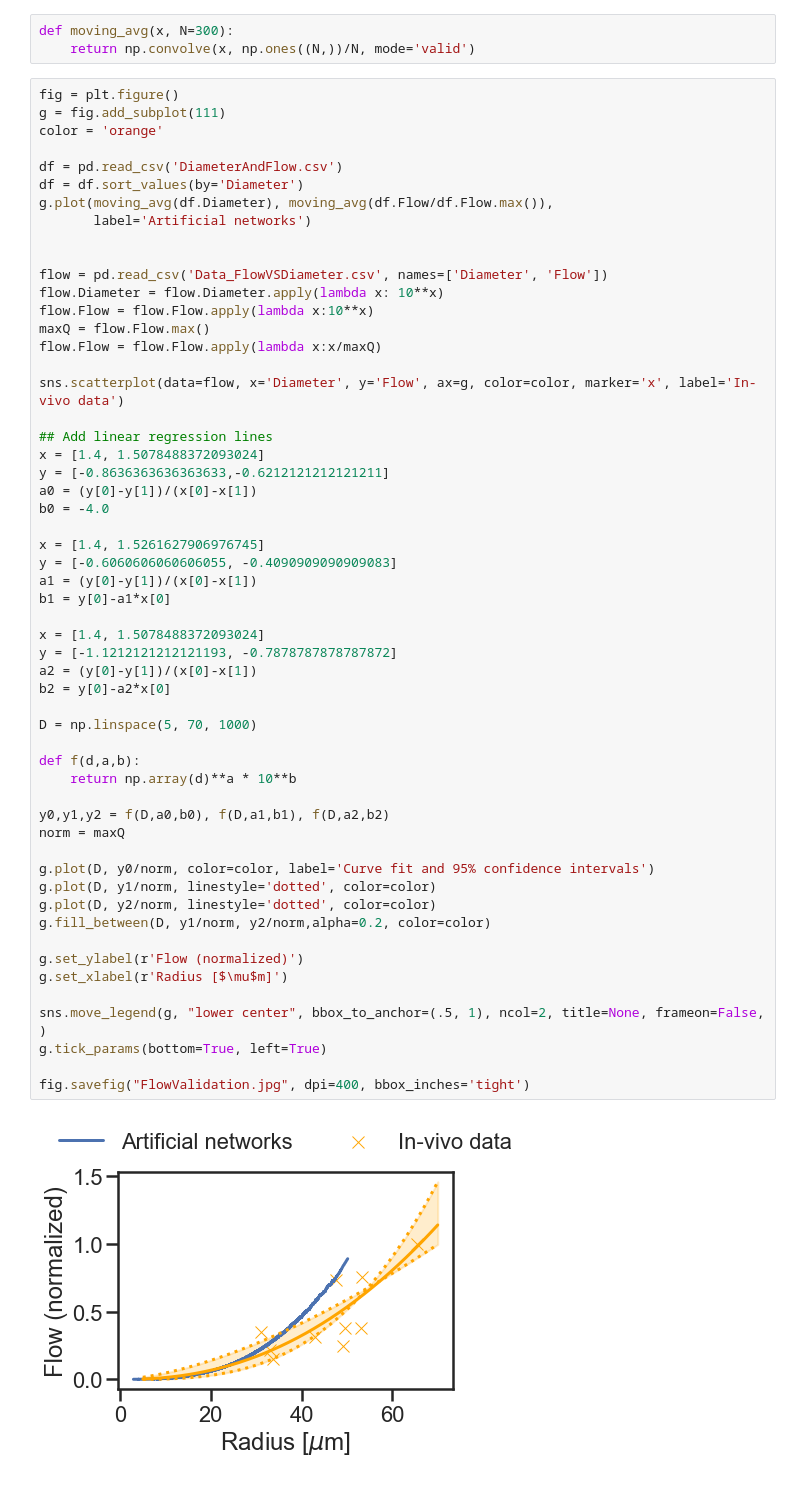
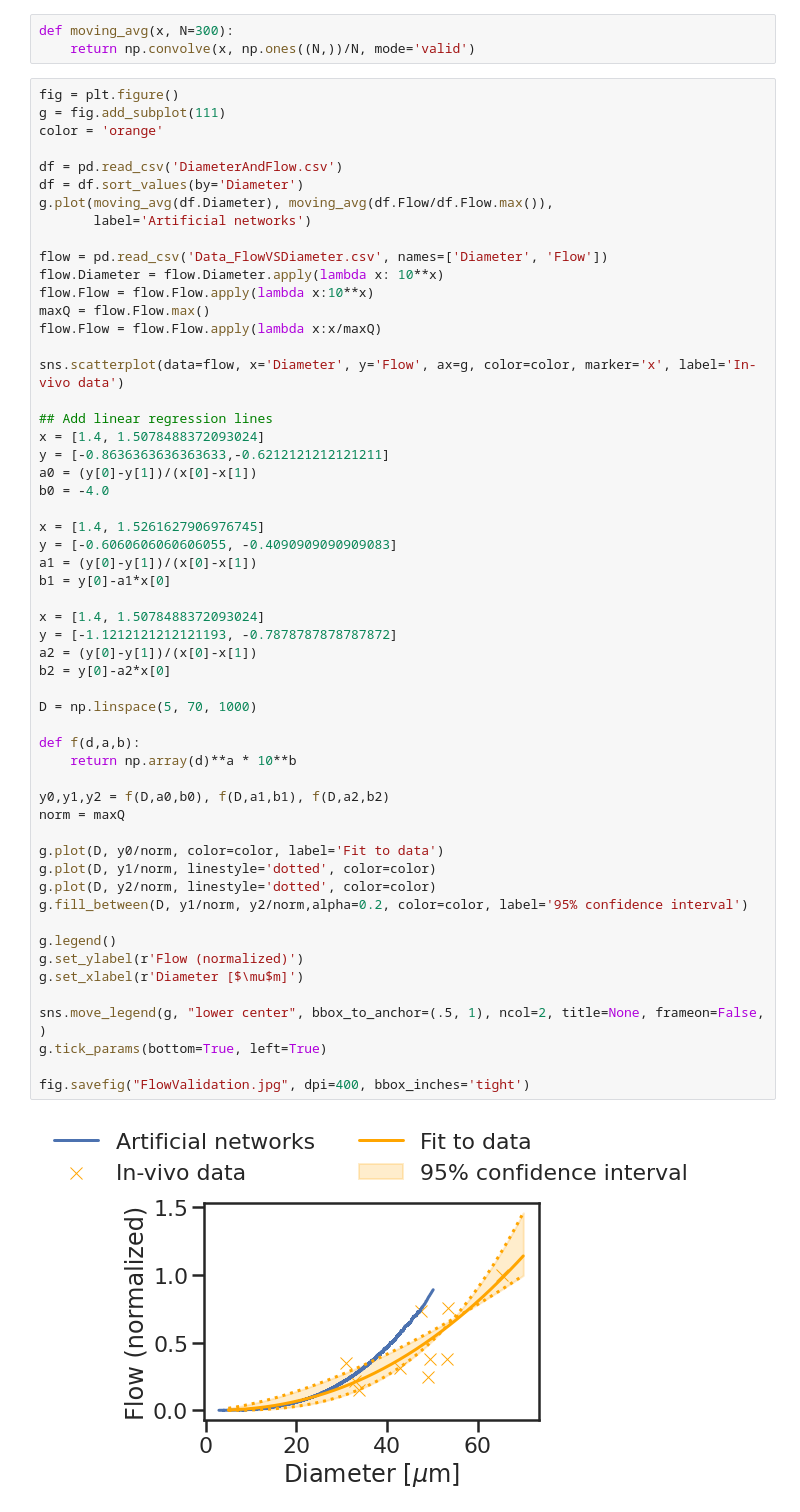
Before and after one commit to remihndz/Virtual-Angiogenesis, a Jupyter notebook: Results-8-patients/Analyse-Simulations.ipynb, the cells around one changed output. Drawn from its saved outputs; the diff is of its cells as text.

```diff
--- a/Results-8-patients/Analyse-Simulations.ipynb
+++ b/Results-8-patients/Analyse-Simulations.ipynb
@@ -225,7 +225,6 @@ df = pd.read_csv('DiameterAndFlow.csv')
 df = df.sort_values(by='Diameter')
 g.plot(moving_avg(df.Diameter), moving_avg(df.Flow/df.Flow.max()),
        label='Artificial networks')
-
 
 flow = pd.read_csv('Data_FlowVSDiameter.csv', names=['Diameter', 'Flow'])
 flow.Diameter = flow.Diameter.apply(lambda x: 10**x)
@@ -243,34 +242,35 @@ b0 = -4.0
 
 x = [1.4, 1.5261627906976745]
 y = [-0.6060606060606055, -0.4090909090909083]
 a1 = (y[0]-y[1])/(x[0]-x[1])
 b1 = y[0]-a1*x[0]
 
 x = [1.4, 1.5078488372093024]
 y = [-1.1212121212121193, -0.7878787878787872]
 a2 = (y[0]-y[1])/(x[0]-x[1])
 b2 = y[0]-a2*x[0]
 
 D = np.linspace(5, 70, 1000)
 
 def f(d,a,b):
     return np.array(d)**a * 10**b
 
 y0,y1,y2 = f(D,a0,b0), f(D,a1,b1), f(D,a2,b2)
 norm = maxQ
 
-g.plot(D, y0/norm, color=color, label='Curve fit and 95% confidence intervals')
+g.plot(D, y0/norm, color=color, label='Fit to data')
 g.plot(D, y1/norm, linestyle='dotted', color=color)
 g.plot(D, y2/norm, linestyle='dotted', color=color)
-g.fill_between(D, y1/norm, y2/norm,alpha=0.2, color=color)
+g.fill_between(D, y1/norm, y2/norm,alpha=0.2, color=color, label='95% confidence interval')
 
+g.legend()
 g.set_ylabel(r'Flow (normalized)')
-g.set_xlabel(r'Radius [$\mu$m]')
+g.set_xlabel(r'Diameter [$\mu$m]')
 
 sns.move_legend(g, "lower center", bbox_to_anchor=(.5, 1), ncol=2, title=None, frameon=False,
 )
 g.tick_params(bottom=True, left=True)
 
 fig.savefig("FlowValidation.jpg", dpi=400, bbox_inches='tight')
 # %% [output]
-[figure, old version]
+[figure, new version]
```
Also changed, not shown: parts of 6 cells of this notebook, 12 other files.
